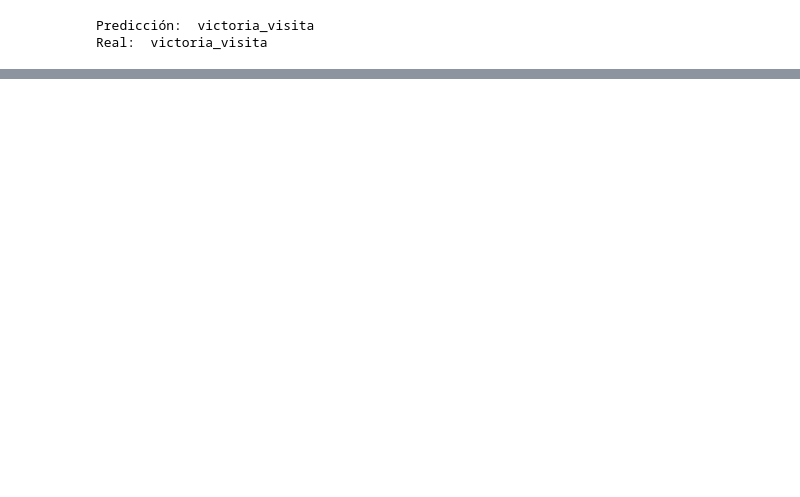
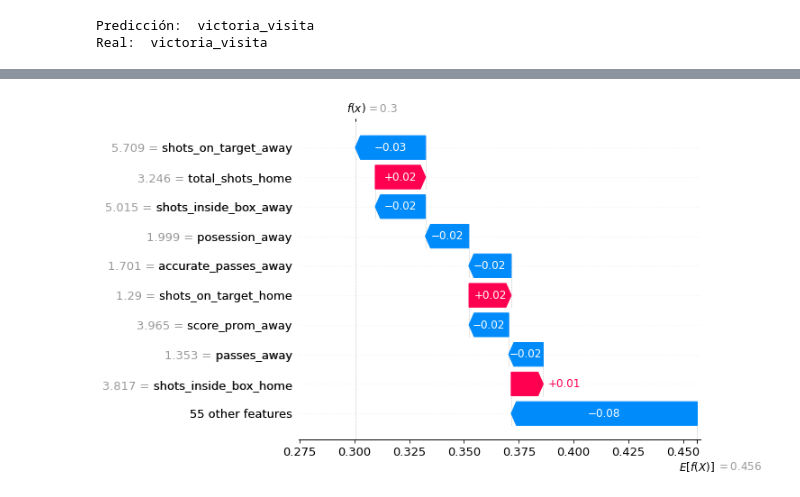
Before and after one commit to Diegofpdt/DL-aplicado-a-predicci-n-de-resultados-deportivos, a Jupyter notebook: Modelos_premier.ipynb, the cells around one changed output, grey strips where cells are left out. Drawn from its saved outputs; the diff is of its cells as text; code cells hidden in the pictures; blank space fills up the shorter version.

Commit message:
Lime y Shap explainers incluidos

```diff
--- a/Modelos_premier.ipynb
+++ b/Modelos_premier.ipynb
@@ -1267,0 +1262,9 @@ Real:  victoria_visita
+# %%
+def f(x):
+    return rf.predict_proba(x)[:,1]
+
+explainer = shap.Explainer(f, X_train, feature_names = matches_train.columns)
+shap_values = explainer(X_test)
+shap.plots.waterfall(shap_values[13])
+# %% [output]
+[figure, added]
```
Also changed, not shown: parts of 9 cells of this notebook.
